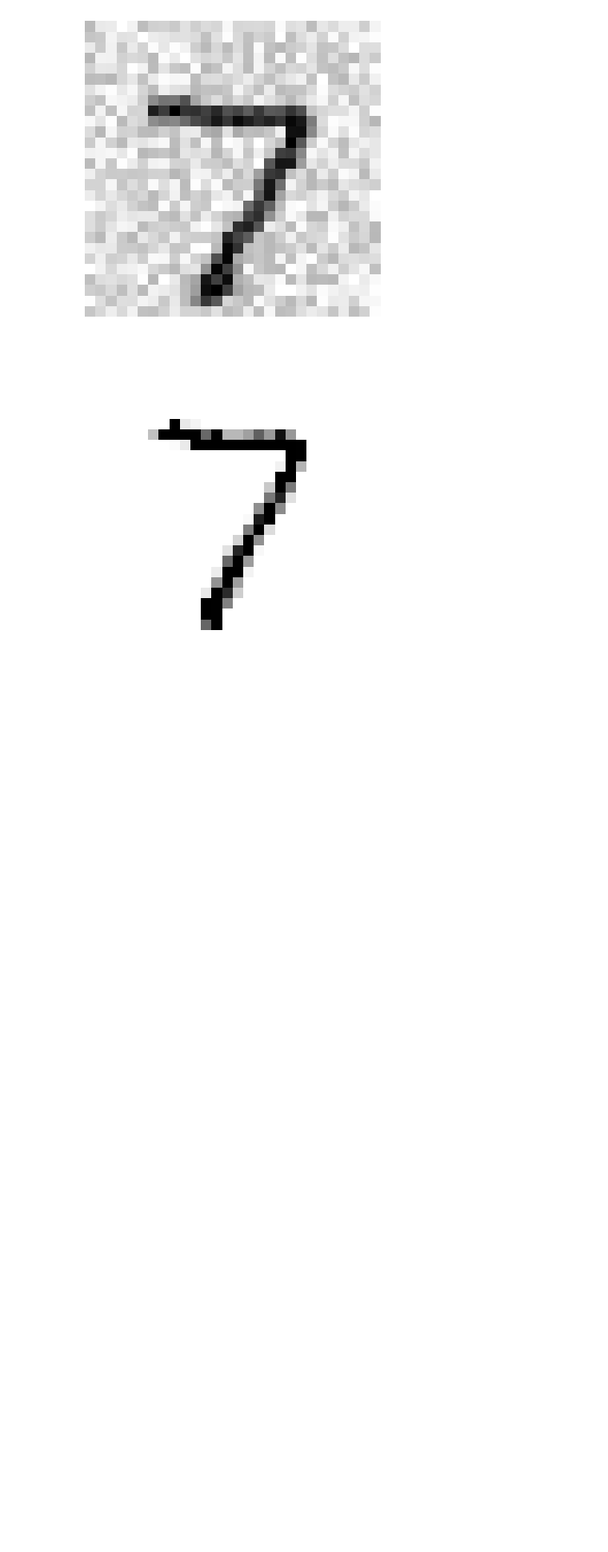
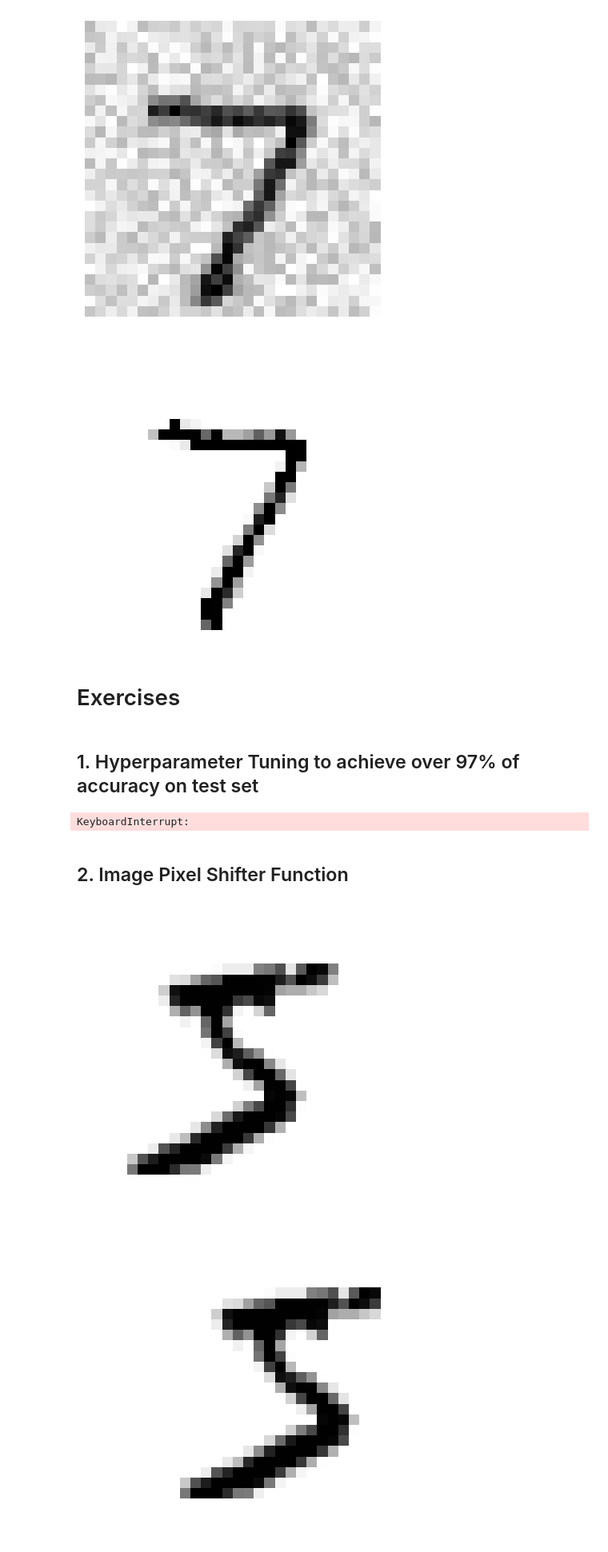
Before and after one commit to yusufjonc07/ML, a Jupyter notebook: notebooks/ClfMNIST.ipynb, the cells around one changed output. Shown at 80% size. Drawn from its saved outputs; the diff is of its cells as text; code cells hidden in the pictures; blank space fills up the shorter version.

```diff
--- a/notebooks/ClfMNIST.ipynb
+++ b/notebooks/ClfMNIST.ipynb
@@ -579,3 +579,26 @@ plt.show()
 # %% [output]
 [figure]
 [figure]
+# %% [markdown]
+# Exercises
+# %% [markdown]
+## 1. Hyperparameter Tuning to achieve over 97% of accuracy on test set
+# %%
+from sklearn.model_selection import GridSearchCV
+from sklearn.neighbors import KNeighborsClassifier
+import numpy as np
+
+knn_clf = KNeighborsClassifier()
+
+params = {
+    "n_neighbors": [1, 3, 5],
+    "weights": ["uniform", "distance"],
+}
+
+
+grid_search = GridSearchCV(knn_clf, params, cv=5, n_jobs=-1)
+grid_search.fit(X_train, y_train)
+
+## for
+# %% [output]
+KeyboardInterrupt:
@@ -581,0 +609,16 @@ plt.show()
+# %% [markdown]
+## 2. Image Pixel Shifter Function
+# %%
+def shift_image(image, dx, dy):
+    from scipy.ndimage import shift
+    image = image.reshape((28, 28))
+    shifted_image = shift(image, [dy, dx], cval=0, mode="constant")
+    return shifted_image.reshape([-1])
+
+plot_digit(some_digit)
+plt.show()
+plot_digit(shift_image(some_digit, 5, 0))
+plt.show()
+# %% [output]
+[figure, added]
+[figure, added]
```
Also changed, not shown: parts of 5 cells of this notebook.
